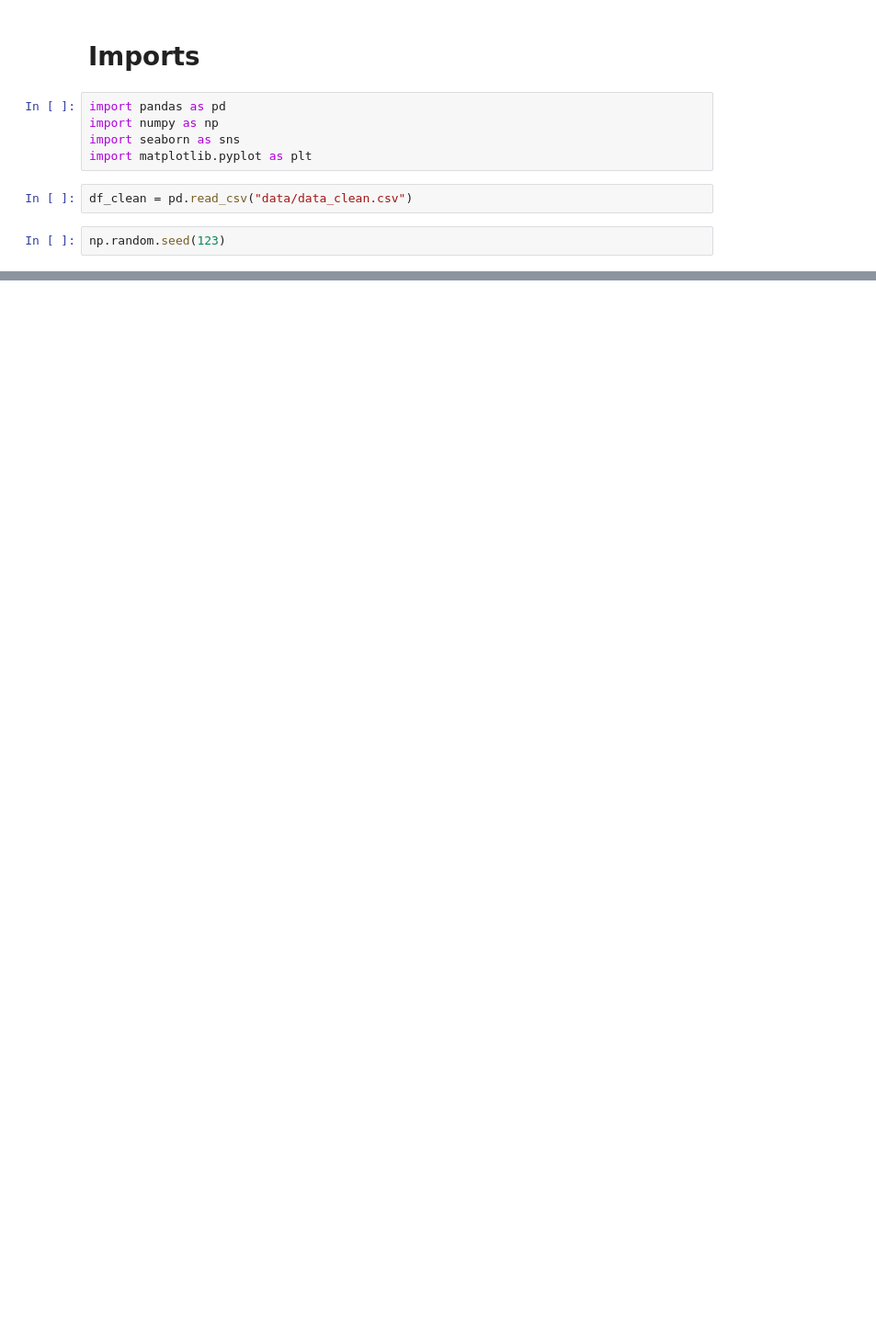
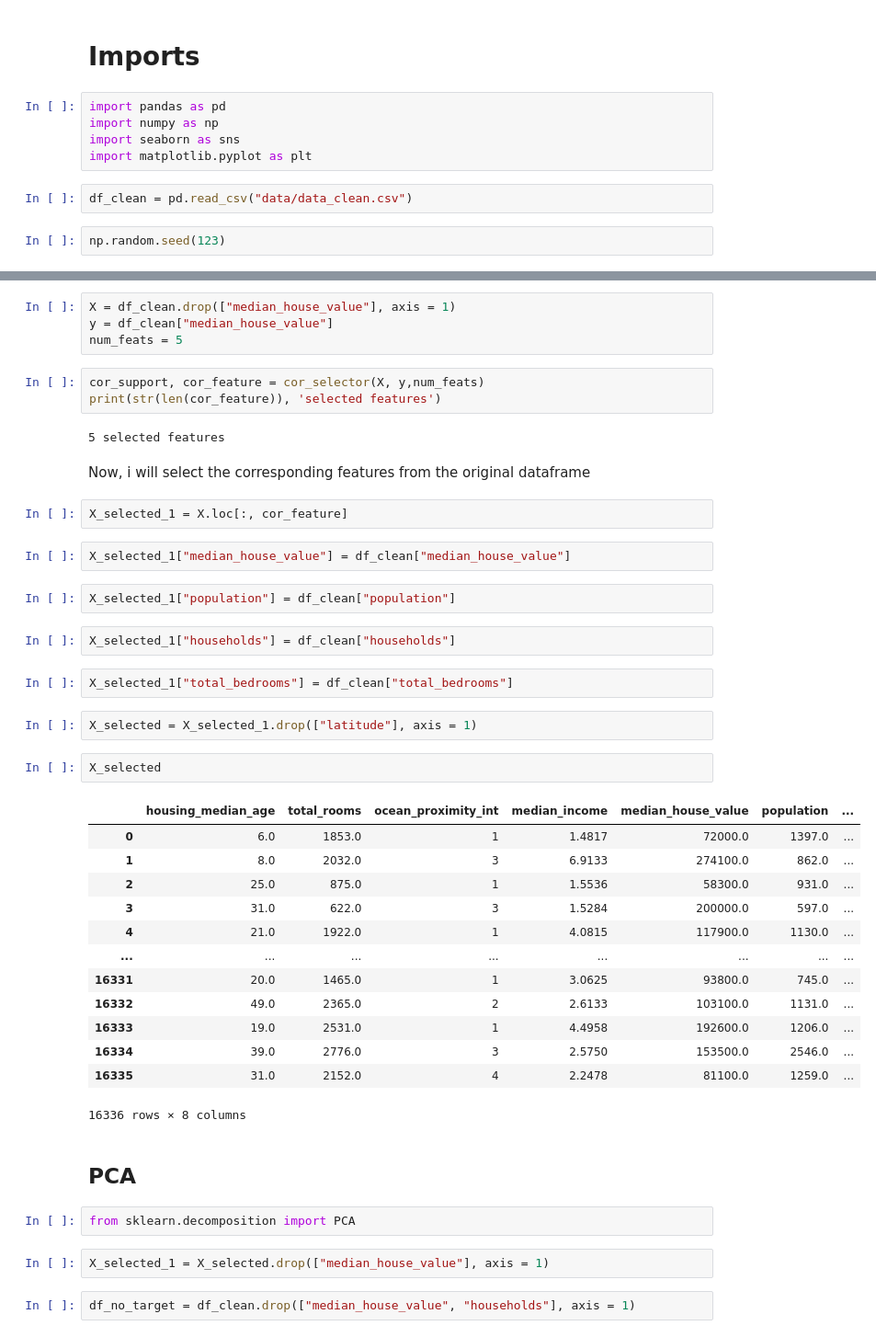
Before and after one commit to IISELII/projet_IA_immo, a Jupyter notebook: notebook_inference.ipynb, the cells around one changed output, grey strips where cells are left out. Shown at 92% size. Cells and saved outputs as stored; diff of their text form; blank space fills up the shorter version.

```diff
--- a/notebook_inference.ipynb
+++ b/notebook_inference.ipynb
@@ -204,0 +56,47 @@ plt.axvline(np.percentile(boot_means_np, 97.5), color = 'red', linewidth = 2)
+# %%
+X = df_clean.drop(["median_house_value"], axis = 1)
+y = df_clean["median_house_value"]
+num_feats = 5
+# %%
+cor_support, cor_feature = cor_selector(X, y,num_feats)
+print(str(len(cor_feature)), 'selected features')
+# %% [output]
+5 selected features
+# %% [markdown]
+Now, i will select the corresponding features from the original dataframe
+# %%
+X_selected_1 = X.loc[:, cor_feature]
+# %%
+X_selected_1["median_house_value"] = df_clean["median_house_value"]
+# %%
+X_selected_1["population"] = df_clean["population"]
+# %%
+X_selected_1["households"] = df_clean["households"]
+# %%
+X_selected_1["total_bedrooms"] = df_clean["total_bedrooms"]
+# %%
+X_selected = X_selected_1.drop(["latitude"], axis = 1)
+# %%
+X_selected
+# %% [output]
+|  | housing_median_age | total_rooms | ocean_proximity_int | median_income | median_house_value | population | ... |
+| 0 | 6.0 | 1853.0 | 1 | 1.4817 | 72000.0 | 1397.0 | ... |
+| 1 | 8.0 | 2032.0 | 3 | 6.9133 | 274100.0 | 862.0 | ... |
+| 2 | 25.0 | 875.0 | 1 | 1.5536 | 58300.0 | 931.0 | ... |
+| 3 | 31.0 | 622.0 | 3 | 1.5284 | 200000.0 | 597.0 | ... |
+| 4 | 21.0 | 1922.0 | 1 | 4.0815 | 117900.0 | 1130.0 | ... |
+| ... | ... | ... | ... | ... | ... | ... | ... |
+| 16331 | 20.0 | 1465.0 | 1 | 3.0625 | 93800.0 | 745.0 | ... |
+| 16332 | 49.0 | 2365.0 | 2 | 2.6133 | 103100.0 | 1131.0 | ... |
+| 16333 | 19.0 | 2531.0 | 1 | 4.4958 | 192600.0 | 1206.0 | ... |
+| 16334 | 39.0 | 2776.0 | 3 | 2.5750 | 153500.0 | 2546.0 | ... |
+| 16335 | 31.0 | 2152.0 | 4 | 2.2478 | 81100.0 | 1259.0 | ... |
+16336 rows × 8 columns
+# %% [markdown]
+## PCA
+# %%
+from sklearn.decomposition import PCA
+# %%
+X_selected_1 = X_selected.drop(["median_house_value"], axis = 1)
+# %%
+df_no_target = df_clean.drop(["median_house_value", "households"], axis = 1)
```
Also changed, not shown: parts of 33 cells of this notebook, 2 other files.
